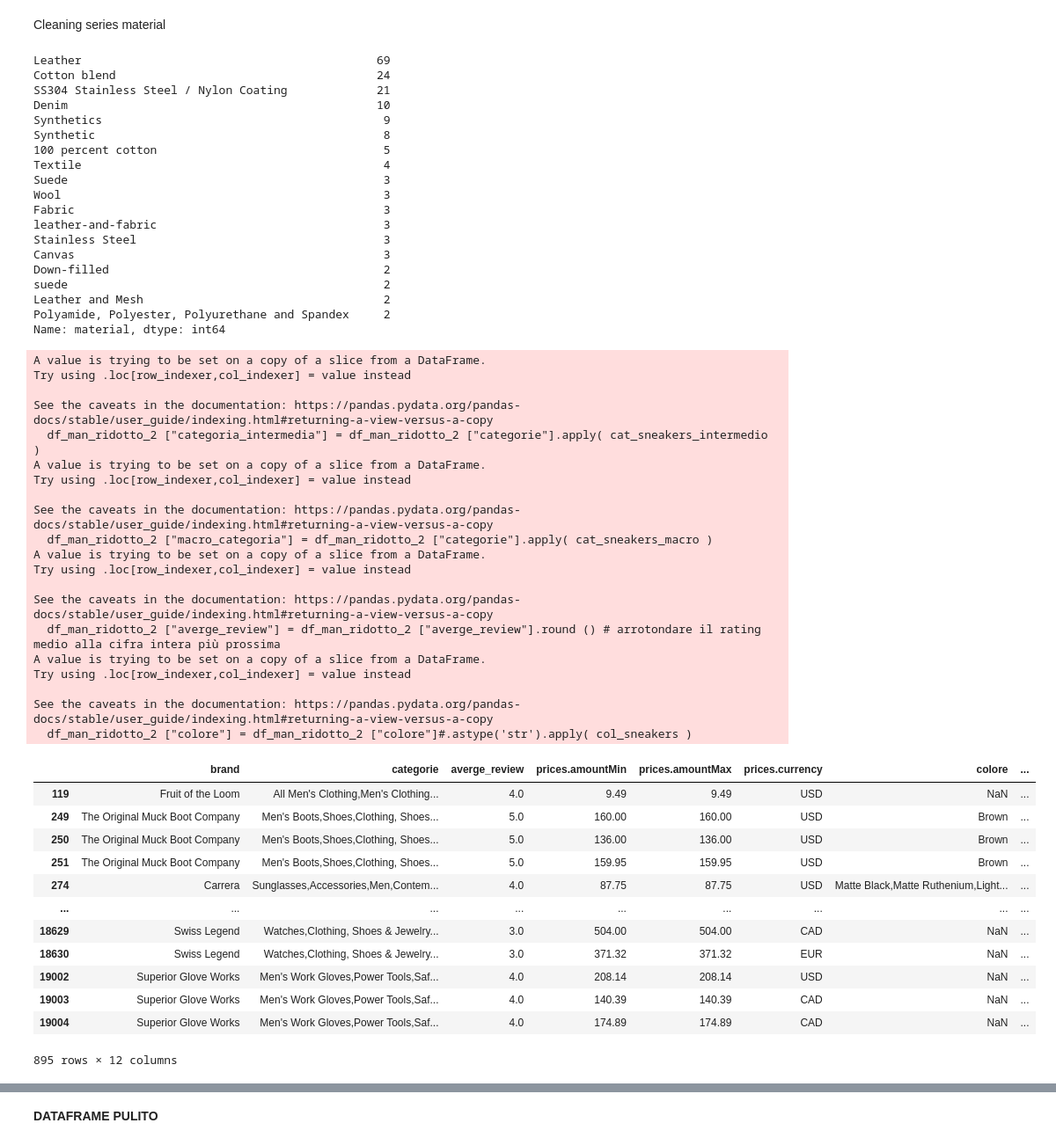
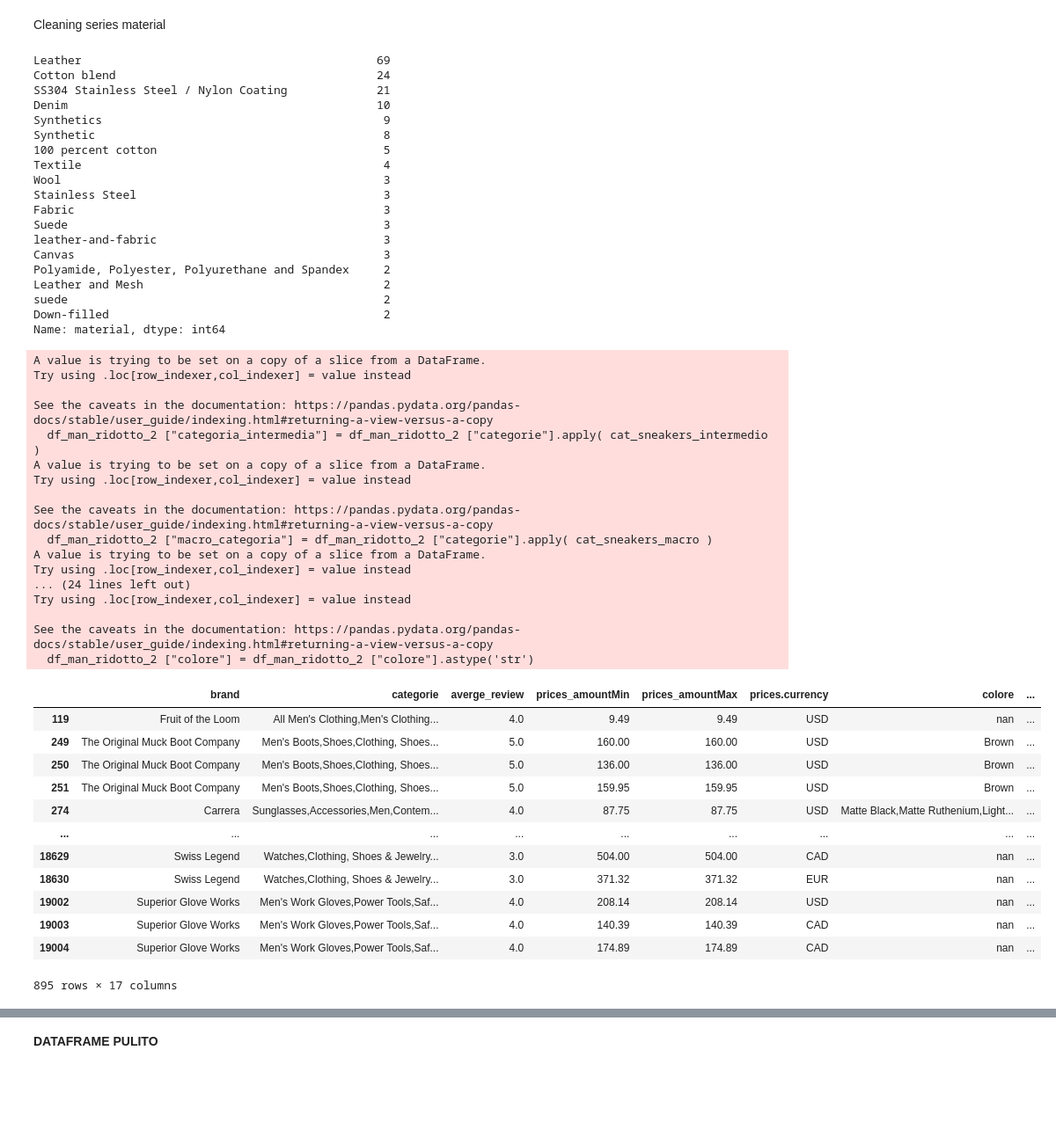
Before and after one commit to danidemi/corso-ifoa-machine-learning, a Jupyter notebook: project-work/Project_Work_teamB/Dati/Dataset_Man_Shoes_ridotto_recensioni.ipynb, the cells around one changed output, grey strips where cells are left out. Shown at 88% size. Drawn from its saved outputs; the diff is of its cells as text; code cells hidden in the pictures; blank space fills up the shorter version.

```diff
--- a/project-work/Project_Work_teamB/Dati/Dataset_Man_Shoes_ridotto_recensioni.ipynb
+++ b/project-work/Project_Work_teamB/Dati/Dataset_Man_Shoes_ridotto_recensioni.ipynb
@@ -124,8 +124,8 @@ df_man_ridotto = pd.DataFrame()
 df_man_ridotto["brand"] = man_shoes["brand"]
 df_man_ridotto["categorie"] = man_shoes["categories"]
 df_man_ridotto["averge_review"] = man_shoes["reviews"].apply( extract_averge_review )
-df_man_ridotto["prices.amountMin"] = pd.to_numeric(man_shoes["prices.amountMin"], errors='coerce')
-df_man_ridotto["prices.amountMax"] = pd.to_numeric(man_shoes["prices.amountMax"], errors='coerce')
+df_man_ridotto["prices_amountMin"] = pd.to_numeric(man_shoes["prices.amountMin"], errors='coerce')
+df_man_ridotto["prices_amountMax"] = pd.to_numeric(man_shoes["prices.amountMax"], errors='coerce')
 df_man_ridotto["prices.currency"] = man_shoes["prices.currency"]
 df_man_ridotto["colore"] = man_shoes["colors"]
 df_man_ridotto["size"] = man_shoes["sizes"]
@@ -150,3 +150,6 @@ df_man_ridotto
 | 19313 | Seek Optics | Women's Sunglasses,Sunglasses,Bag... | NaN | 31.48 | 31.48 | USD | NaN | ... |
 | 19314 | Seek Optics | Women's Sunglasses,Sunglasses,Bag... | NaN | 72.00 | 72.00 | USD | NaN | ... |
 19315 rows × 10 columns
+# %%
+df_man = df_man_ridotto.assign(prezzo_medio=lambda x: (x.prices_amountMin + (x.prices_amountMax)) / 2 )
+df_man
@@ -153,7 +170,7 @@ df_man_ridotto
 # %%
 #Filtro man_ridotto per review non None
 
-df_man_ridotto_2 = df_man_ridotto[df_man_ridotto["averge_review"].isnull()==False]
+df_man_ridotto_2 = df_man[df_man["averge_review"].isnull()==False]
 
 df_man_ridotto_2
 # %% [output]
@@ -327,16 +401,16 @@ Synthetics                                         9
 Synthetic                                          8
 100 percent cotton                                 5
 Textile                                            4
+Wool                                               3
+Stainless Steel                                    3
+Fabric                                             3
 Suede                                              3
-Wool                                               3
-Fabric                                             3
 leather-and-fabric                                 3
-Stainless Steel                                    3
 Canvas                                             3
+Polyamide, Polyester, Polyurethane and Spandex     2
+Leather and Mesh                                   2
+suede                                              2
 Down-filled                                        2
-suede                                              2
-Leather and Mesh                                   2
-Polyamide, Polyester, Polyurethane and Spandex     2
 Name: material, dtype: int64
 # %%
 #pulizia materiale filtrato per sneakers
@@ -381,41 +455,50 @@ def mat_sneakers(x):
 # %%
 df_man_ridotto_2 ["categoria_intermedia"] = df_man_ridotto_2 ["categorie"].apply( cat_sneakers_intermedio )
 df_man_ridotto_2 ["macro_categoria"] = df_man_ridotto_2 ["categorie"].apply( cat_sneakers_macro )
+
+
+df_man_ridotto_2["sneakers"] = df_man_ridotto_2["categorie"].apply(cat_def_sneakers)
+df_man_ridotto_2["workshoes"] = df_man_ridotto_2["categorie"].apply(cat_def_work)
+df_man_ridotto_2["wearables"] = df_man_ridotto_2["categorie"].apply(cat_def_wearables)
+df_man_ridotto_2["altro"] = df_man_ridotto_2["categorie"].apply(cat_def_altro)
+
+
+
+
+
+
 df_man_ridotto_2 ["averge_review"] = df_man_ridotto_2 ["averge_review"].round () # arrotondare il rating medio alla cifra intera più prossima
-df_man_ridotto_2 ["colore"] = df_man_ridotto_2 ["colore"]#.astype('str').apply( col_sneakers )
+df_man_ridotto_2 ["colore"] = df_man_ridotto_2 ["colore"].astype('str')
 #df_man_ridotto_2 ["colore"].apply( col_sneakers )
 df_man_ridotto_2
 # %% [output]
 A value is trying to be set on a copy of a slice from a DataFrame.
 Try using .loc[row_indexer,col_indexer] = value instead
 
 See the caveats in the documentation: https://pandas.pydata.org/pandas-docs/stable/user_guide/indexing.html#returning-a-view-versus-a-copy
   df_man_ridotto_2 ["categoria_intermedia"] = df_man_ridotto_2 ["categorie"].apply( cat_sneakers_intermedio )
 A value is trying to be set on a copy of a slice from a DataFrame.
 Try using .loc[row_indexer,col_indexer] = value instead
 
 See the caveats in the documentation: https://pandas.pydata.org/pandas-docs/stable/user_guide/indexing.html#returning-a-view-versus-a-copy
   df_man_ridotto_2 ["macro_categoria"] = df_man_ridotto_2 ["categorie"].apply( cat_sneakers_macro )
 A value is trying to be set on a copy of a slice from a DataFrame.
 Try using .loc[row_indexer,col_indexer] = value instead
-
-See the caveats in the documentation: https://pandas.pydata.org/pandas-docs/stable/user_guide/indexing.html#returning-a-view-versus-a-copy
-  df_man_ridotto_2 ["averge_review"] = df_man_ridotto_2 ["averge_review"].round () # arrotondare il rating medio alla cifra intera più prossima
-A value is trying to be set on a copy of a slice from a DataFrame.
+... (24 lines left out)
 Try using .loc[row_indexer,col_indexer] = value instead
 
 See the caveats in the documentation: https://pandas.pydata.org/pandas-docs/stable/user_guide/indexing.html#returning-a-view-versus-a-copy
-  df_man_ridotto_2 ["colore"] = df_man_ridotto_2 ["colore"]#.astype('str').apply( col_sneakers )
+  df_man_ridotto_2 ["colore"] = df_man_ridotto_2 ["colore"].astype('str')
-|  | brand | categorie | averge_review | prices.amountMin | prices.amountMax | prices.currency | colore | ... |
-| 119 | Fruit of the Loom | All Men's Clothing,Men's Clothing... | 4.0 | 9.49 | 9.49 | USD | NaN | ... |
+|  | brand | categorie | averge_review | prices_amountMin | prices_amountMax | prices.currency | colore | ... |
+| 119 | Fruit of the Loom | All Men's Clothing,Men's Clothing... | 4.0 | 9.49 | 9.49 | USD | nan | ... |
 | 249 | The Original Muck Boot Company | Men's Boots,Shoes,Clothing, Shoes... | 5.0 | 160.00 | 160.00 | USD | Brown | ... |
 | 250 | The Original Muck Boot Company | Men's Boots,Shoes,Clothing, Shoes... | 5.0 | 136.00 | 136.00 | USD | Brown | ... |
 | 251 | The Original Muck Boot Company | Men's Boots,Shoes,Clothing, Shoes... | 5.0 | 159.95 | 159.95 | USD | Brown | ... |
 | 274 | Carrera | Sunglasses,Accessories,Men,Contem... | 4.0 | 87.75 | 87.75 | USD | Matte Black,Matte Ruthenium,Light... | ... |
 | ... | ... | ... | ... | ... | ... | ... | ... | ... |
-| 18629 | Swiss Legend | Watches,Clothing, Shoes & Jewelry... | 3.0 | 504.00 | 504.00 | CAD | NaN | ... |
-| 18630 | Swiss Legend | Watches,Clothing, Shoes & Jewelry... | 3.0 | 371.32 | 371.32 | EUR | NaN | ... |
-| 19002 | Superior Glove Works | Men's Work Gloves,Power Tools,Saf... | 4.0 | 208.14 | 208.14 | USD | NaN | ... |
-| 19003 | Superior Glove Works | Men's Work Gloves,Power Tools,Saf... | 4.0 | 140.39 | 140.39 | CAD | NaN | ... |
-| 19004 | Superior Glove Works | Men's Work Gloves,Power Tools,Saf... | 4.0 | 174.89 | 174.89 | CAD | NaN | ... |
+| 18629 | Swiss Legend | Watches,Clothing, Shoes & Jewelry... | 3.0 | 504.00 | 504.00 | CAD | nan | ... |
+| 18630 | Swiss Legend | Watches,Clothing, Shoes & Jewelry... | 3.0 | 371.32 | 371.32 | EUR | nan | ... |
+| 19002 | Superior Glove Works | Men's Work Gloves,Power Tools,Saf... | 4.0 | 208.14 | 208.14 | USD | nan | ... |
+| 19003 | Superior Glove Works | Men's Work Gloves,Power Tools,Saf... | 4.0 | 140.39 | 140.39 | CAD | nan | ... |
+| 19004 | Superior Glove Works | Men's Work Gloves,Power Tools,Saf... | 4.0 | 174.89 | 174.89 | CAD | nan | ... |
-895 rows × 12 columns
+895 rows × 17 columns
```
Also changed, not shown: parts of 33 cells of this notebook, 1 other file.
